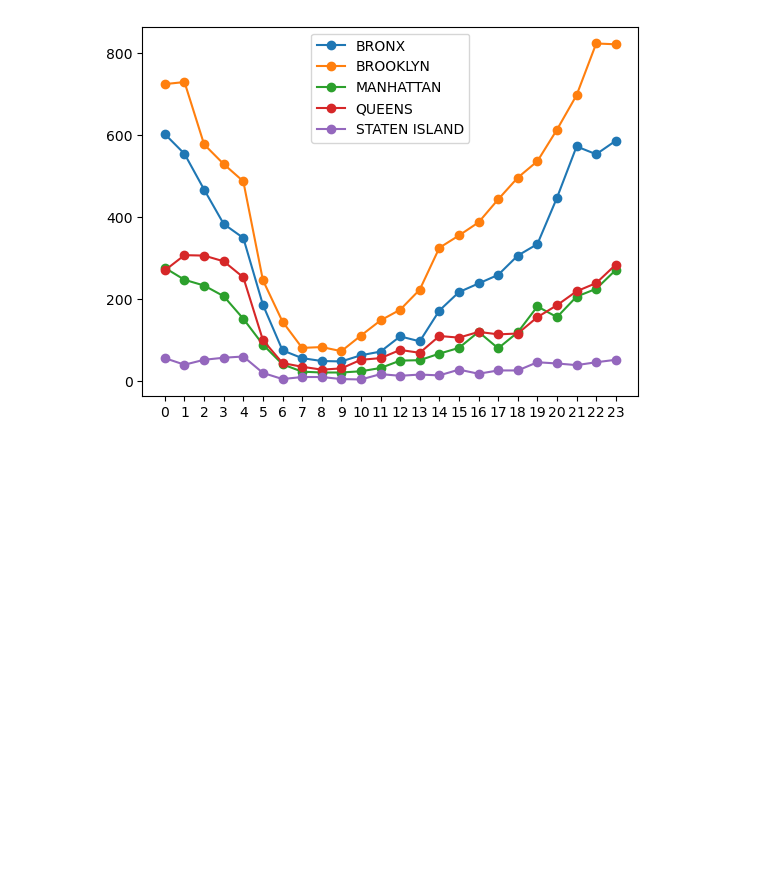
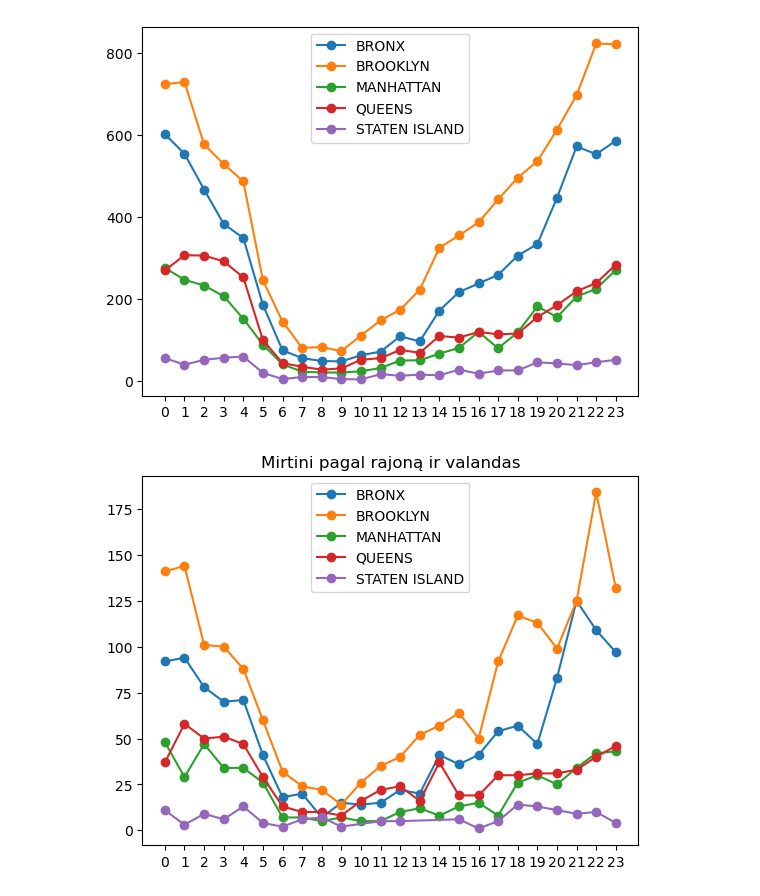
Before and after one commit to ISeeBugsEverywhere/DataScienceNotebooks, a Jupyter notebook: Notebooks/29pasktaita.ipynb, the cells around one changed output. Cells and saved outputs as stored; diff of their text form; code cells hidden in the pictures; blank space fills up the shorter version.

```diff
--- a/Notebooks/29pasktaita.ipynb
+++ b/Notebooks/29pasktaita.ipynb
@@ -131,0 +135,18 @@ plt.show()
+# %%
+nypd = pd.read_csv('../DATA/NYPD.csv', parse_dates={'DATA':['OCCUR_DATE', 'OCCUR_TIME']})
+nypd['V'] = nypd['DATA'].dt.hour
+nypdII = nypd[['DATA', 'V', 'BORO', 'STATISTICAL_MURDER_FLAG']]
+nypd_boro = nypdII.groupby('BORO')
+boros = nypd_boro.groups.keys()
+fig, axis = plt.subplots()
+for boro in boros:
+    b = nypd_boro.get_group(boro).query('STATISTICAL_MURDER_FLAG == True')
+    h = b['V'].value_counts().sort_index(ascending=True)
+    axis.plot(h.index.tolist(), h.values.tolist(), label=boro, marker='o')
+v = np.arange(0,24)
+axis.set_xticks(v)
+axis.legend(loc='best')
+axis.set_title('Mirtini pagal rajoną ir valandas')
+plt.show()
+# %% [output]
+[figure, added]
```
Also changed, not shown: parts of 3 cells of this notebook.
